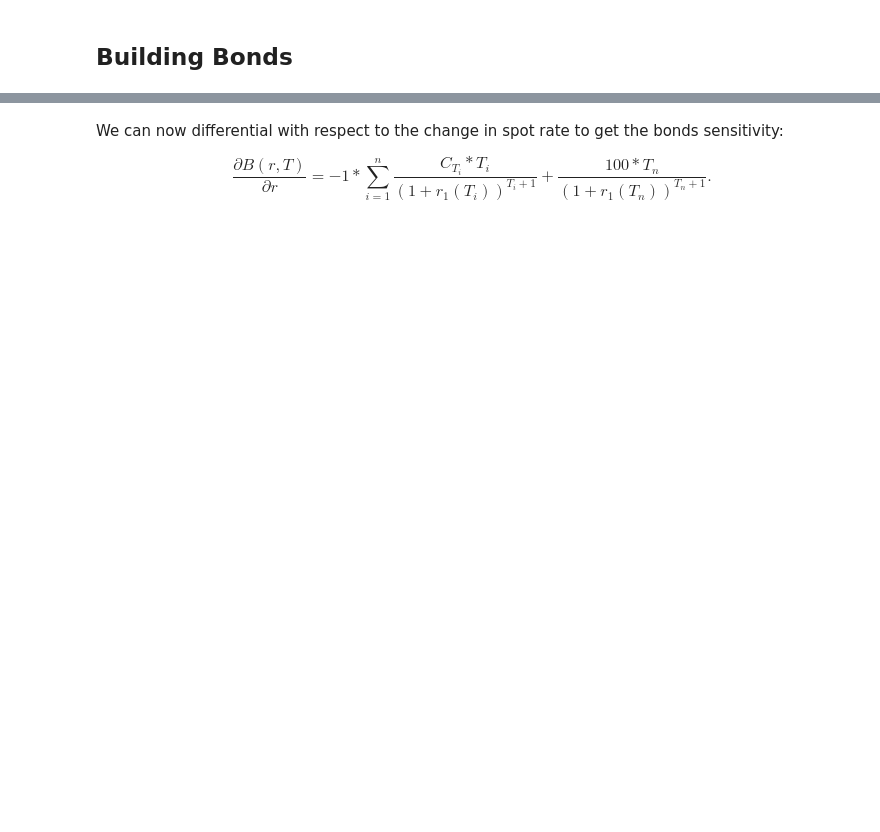
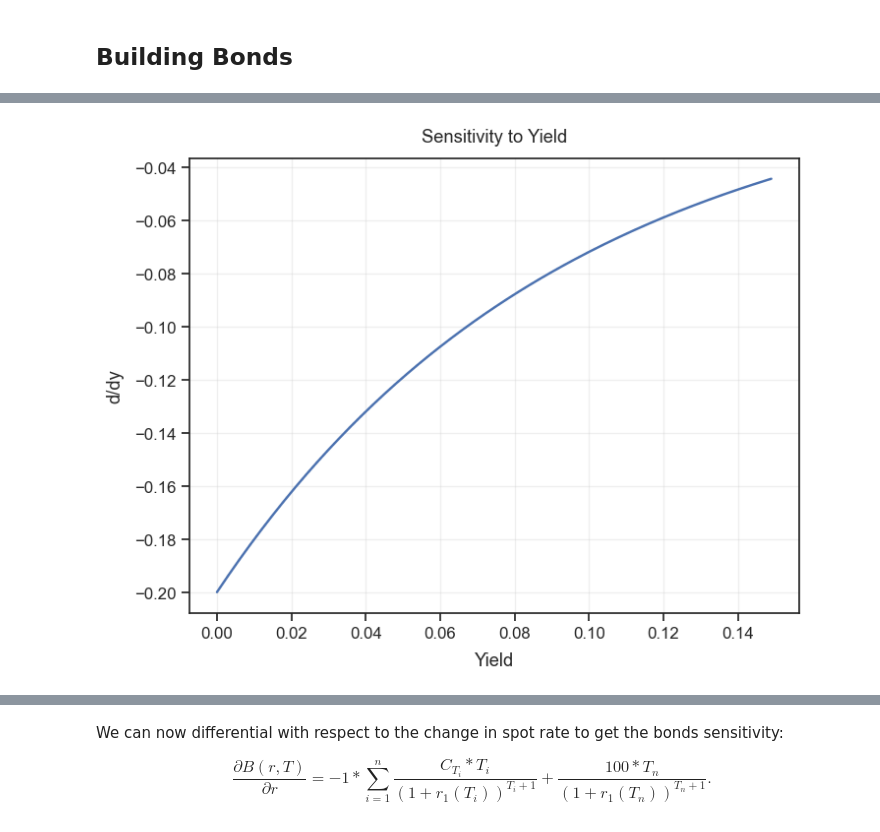
Before and after one commit to ChrisJMolloy/Bond-Duration, a Jupyter notebook: sensitivity.ipynb, the cells around one changed output, grey strips where cells are left out. Cells and saved outputs as stored; diff of their text form; code cells hidden in the pictures; blank space fills up the shorter version.

```diff
--- a/sensitivity.ipynb
+++ b/sensitivity.ipynb
@@ -83,0 +248,8 @@ where $r_1(\cdot)$ is the one period rate for time $T_i$. These cash flows can b
+# %%
+plt.plot(shifts, new_sensitivity)
+plt.xlabel("Yield")
+plt.ylabel("d/dy")
+plt.title("Sensitivity to Yield")
+plt.show()
+# %% [output]
+[figure, added]
```
Also changed, not shown: parts of 80 cells of this notebook, 1 other file.
